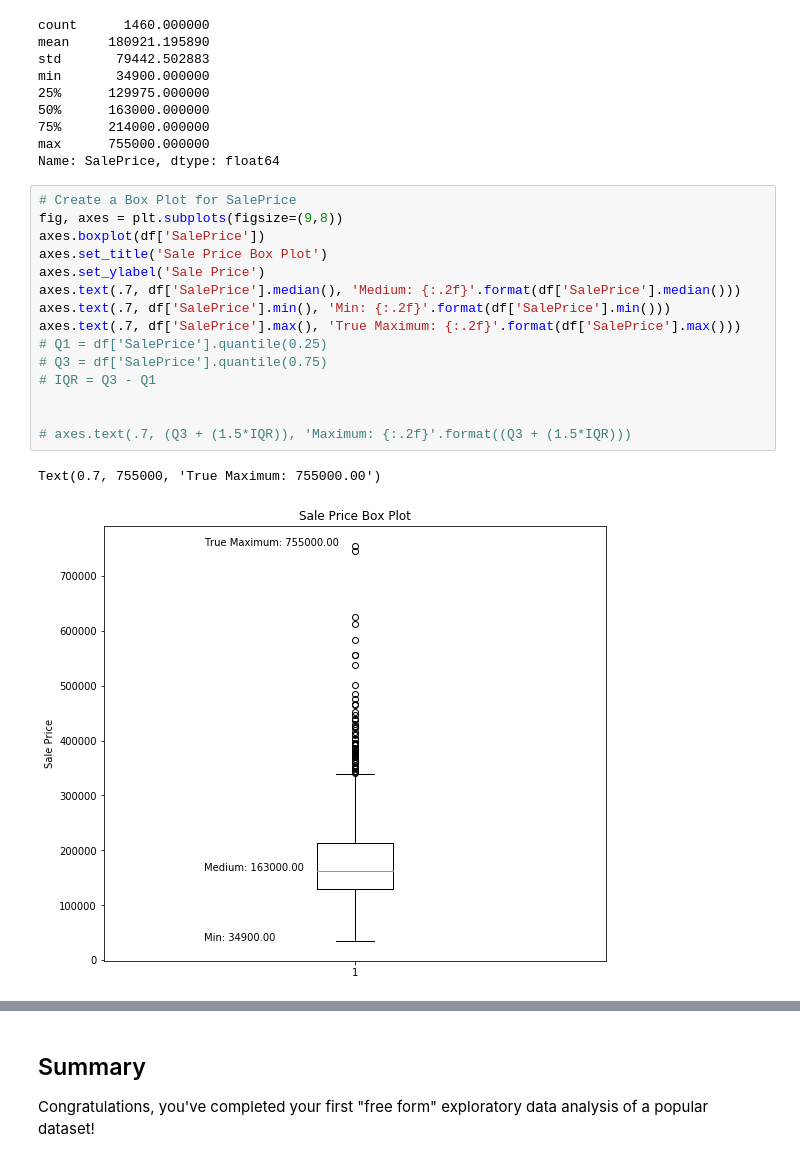
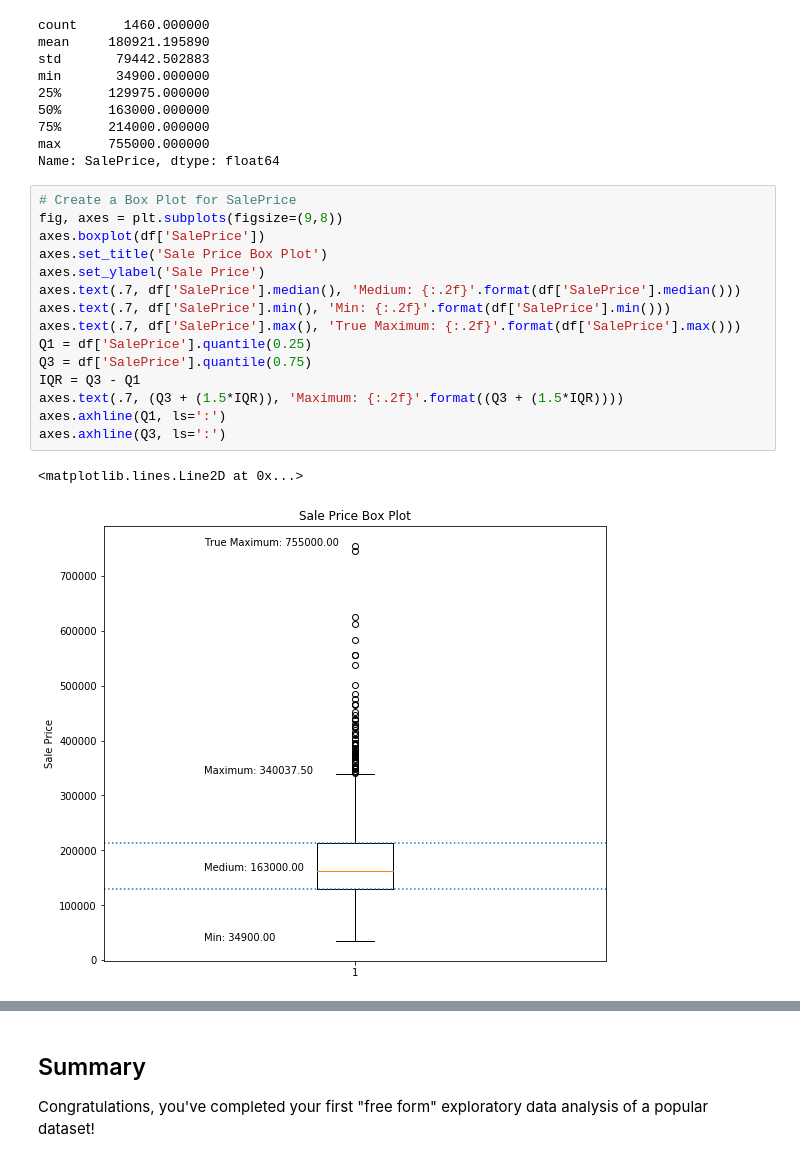
Before and after one commit to cristinamtown/dsc-project-eda-with-pandas-onl01-dtsc-pt-041320, a Jupyter notebook: index.ipynb, the cells around one changed output, grey strips where cells are left out. Drawn from its saved outputs; the diff is of its cells as text.

```diff
--- a/index.ipynb
+++ b/index.ipynb
@@ -174,20 +158,20 @@ Name: SalePrice, dtype: float64
 # %%
 # Create a Box Plot for SalePrice
 fig, axes = plt.subplots(figsize=(9,8))
 axes.boxplot(df['SalePrice'])
 axes.set_title('Sale Price Box Plot')
 axes.set_ylabel('Sale Price')
 axes.text(.7, df['SalePrice'].median(), 'Medium: {:.2f}'.format(df['SalePrice'].median()))
 axes.text(.7, df['SalePrice'].min(), 'Min: {:.2f}'.format(df['SalePrice'].min()))
 axes.text(.7, df['SalePrice'].max(), 'True Maximum: {:.2f}'.format(df['SalePrice'].max()))
-# Q1 = df['SalePrice'].quantile(0.25)
-# Q3 = df['SalePrice'].quantile(0.75)
-# IQR = Q3 - Q1
-
-
-# axes.text(.7, (Q3 + (1.5*IQR)), 'Maximum: {:.2f}'.format((Q3 + (1.5*IQR)))
+Q1 = df['SalePrice'].quantile(0.25)
+Q3 = df['SalePrice'].quantile(0.75)
+IQR = Q3 - Q1
+axes.text(.7, (Q3 + (1.5*IQR)), 'Maximum: {:.2f}'.format((Q3 + (1.5*IQR))))
+axes.axhline(Q1, ls=':')
+axes.axhline(Q3, ls=':')
 # %% [output]
-Text(0.7, 755000, 'True Maximum: 755000.00')
+<matplotlib.lines.Line2D at 0x...>
-[figure, old version]
+[figure, new version]
 # %%
 # Perform an Exploration of home values by age
```
Also changed, not shown: parts of 11 cells of this notebook.
